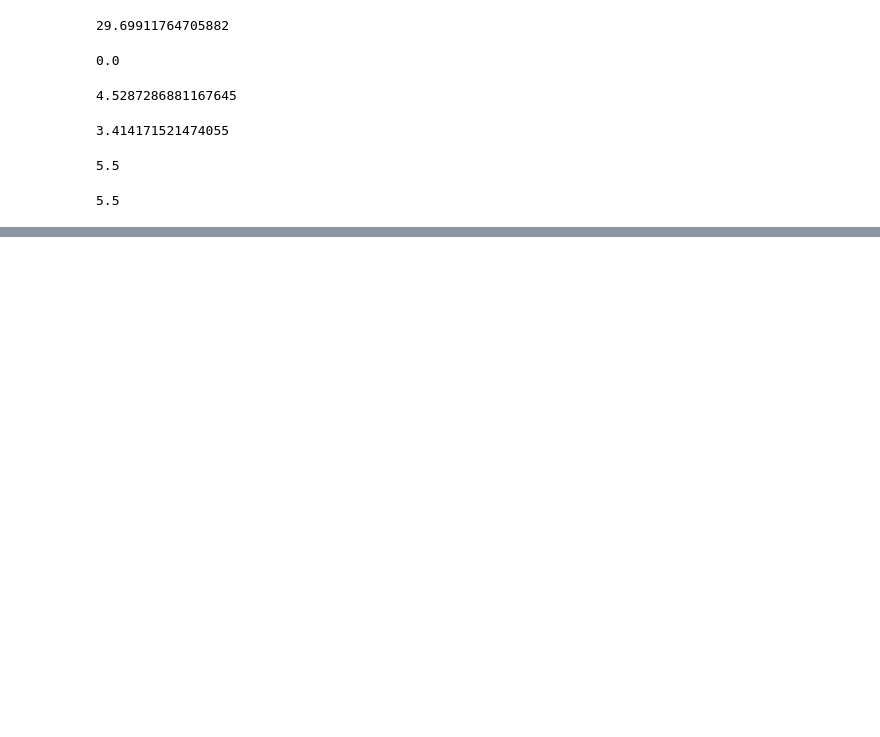
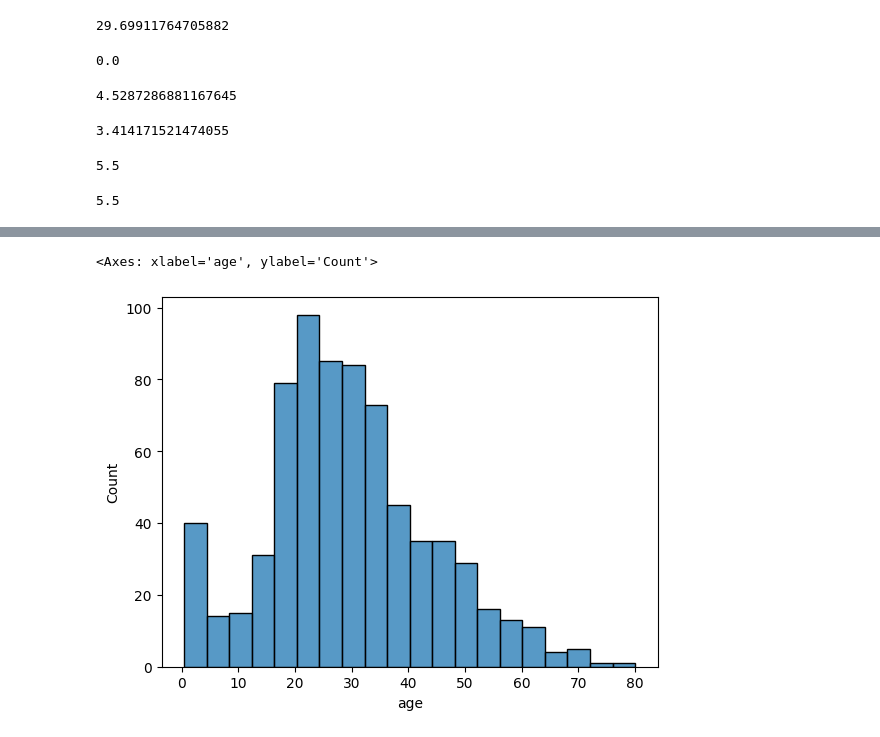
Before and after one commit to tariq-ahmed/Data-Science-AI-with-Codanics, a Jupyter notebook: 09_Statistics/01_Central_Tendency.ipynb, the cells around one changed output, grey strips where cells are left out. Drawn from its saved outputs; the diff is of its cells as text; code cells hidden in the pictures; blank space fills up the shorter version.

```diff
--- a/09_Statistics/01_Central_Tendency.ipynb
+++ b/09_Statistics/01_Central_Tendency.ipynb
@@ -47,0 +139,5 @@ stats.trim_mean(data,0.1)
+# %%
+sns.histplot(df, x = 'age')
+# %% [output]
+<Axes: xlabel='age', ylabel='Count'>
+[figure, added]
```
Also changed, not shown: parts of 15 cells of this notebook.
